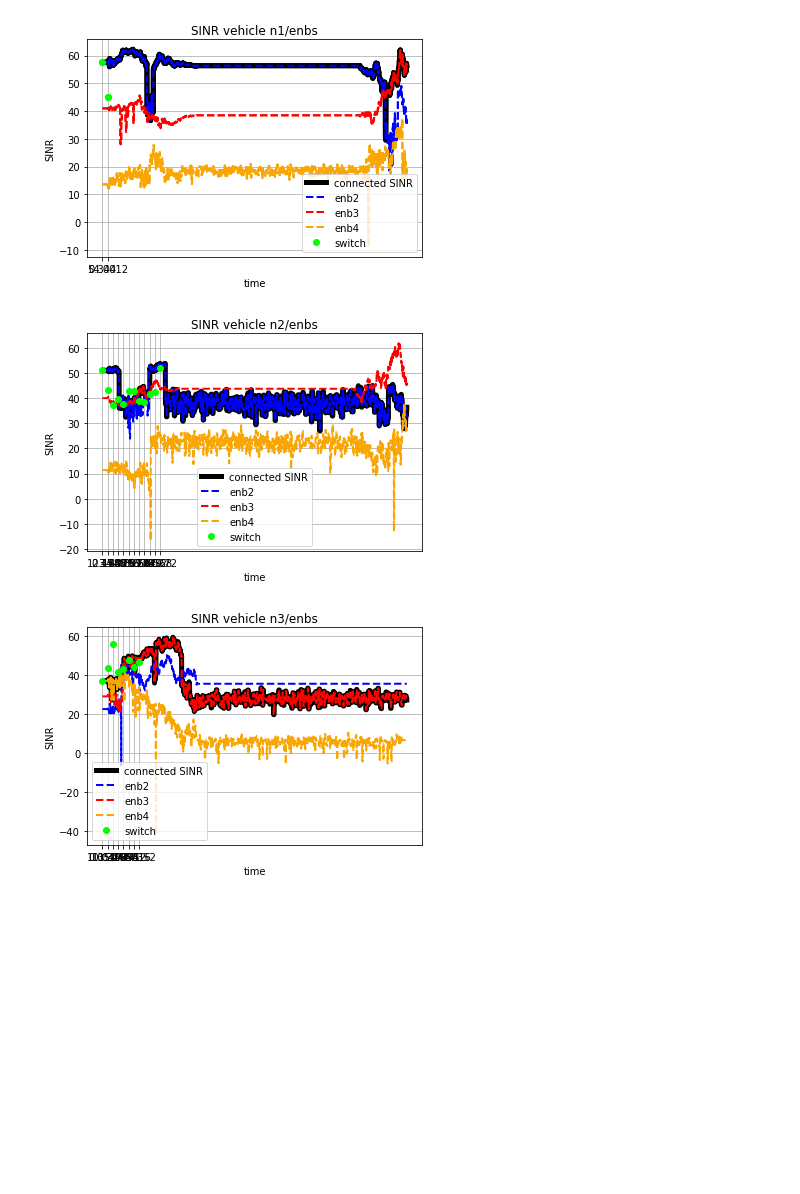
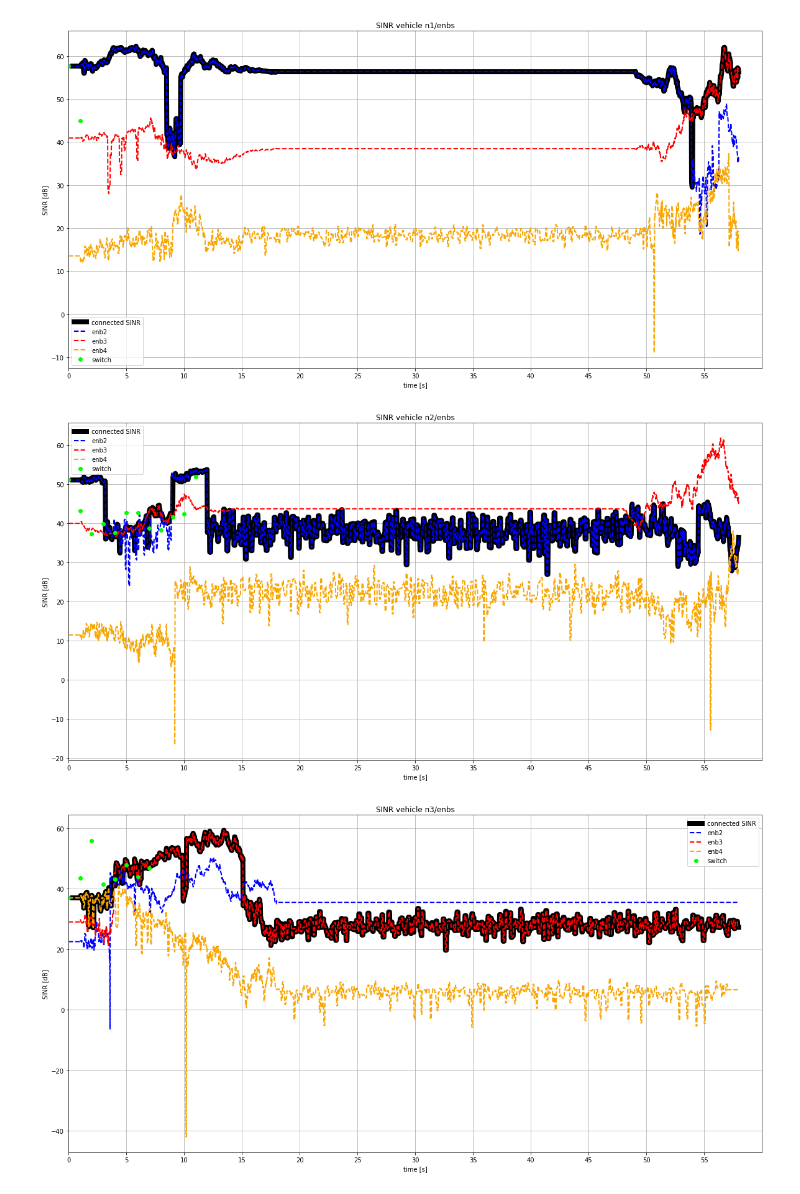
Before and after one commit to luca310795/TLCnet_prj, a Jupyter notebook: Plot SINR veh-enbs.ipynb, the cells around one changed output. Cells and saved outputs as stored; diff of their text form; code cells hidden in the pictures; blank space fills up the shorter version.

```diff
--- a/Plot SINR veh-enbs.ipynb
+++ b/Plot SINR veh-enbs.ipynb
@@ -82,37 +82,40 @@ for i in range(num_vehicles):
         y_ues[i][index-(len(x)-len(y_ues[i])):] = (matrix[i, int(ue_dicts[i][min_key])-2, index:])
         #print len(y_ues[i])
         #print len(x_ues[i])
         del ue_dicts[i][min_key]
 
 #print len(x)
 #print matrix.shape[2]
 
 import matplotlib.pyplot as plt
 
 for i in range(num_vehicles):
     #to obtain control on the axis of the figure, so to customize labels, limits, etc.
+    fig=plt.figure(figsize=(20,10))
     ax1 = plt.gca()
-    #ax1.set_xlim(0, num_records)
+    ax1.set_xlim(0, 60)
+    ax1.xaxis.set_ticks(np.arange(0,60,5))
+    ax1.xaxis.set_ticklabels(np.arange(0,60,5))
     #set limit on y-axis
     #ax1.set_ylim(-0.1, 3)
     plt.title("SINR vehicle n"+str(i+1)+"/enbs")
-    plt.xlabel("time")
-    plt.ylabel('SINR')
+    plt.xlabel("time [s]")
+    plt.ylabel('SINR [dB]')
     #x = range(0,num_records)
 
-    plt.plot(x_ues[i],y_ues[i], lw=5, color='k')
+    plt.plot(x_ues[i],y_ues[i], lw=8, color='k')
     plt.plot(x,matrix[i,0,:], '--', lw=2, color='b')
     plt.plot(x,matrix[i,1,:], '--', lw=2, color='r')
     plt.plot(x,matrix[i,2,:], '--', lw=2, color='#F9A602')
     plt.plot(ue_dicts_copy[i].keys(),ue_dicts_copy[i].values(), 'o', lw=4, color='#00FF00')
     plt.grid(True)
 
     plt.legend(['connected SINR','enb2','enb3','enb4', 'switch'])
     plt.show()
 
 print x
 print len(x)
 # %% [output]
-[figure, old version]
+[figure, new version]
-[figure, old version]
+[figure, new version]
-[figure, old version]
+[figure, new version]
```
Also changed, not shown: parts of 1 cell of this notebook.
